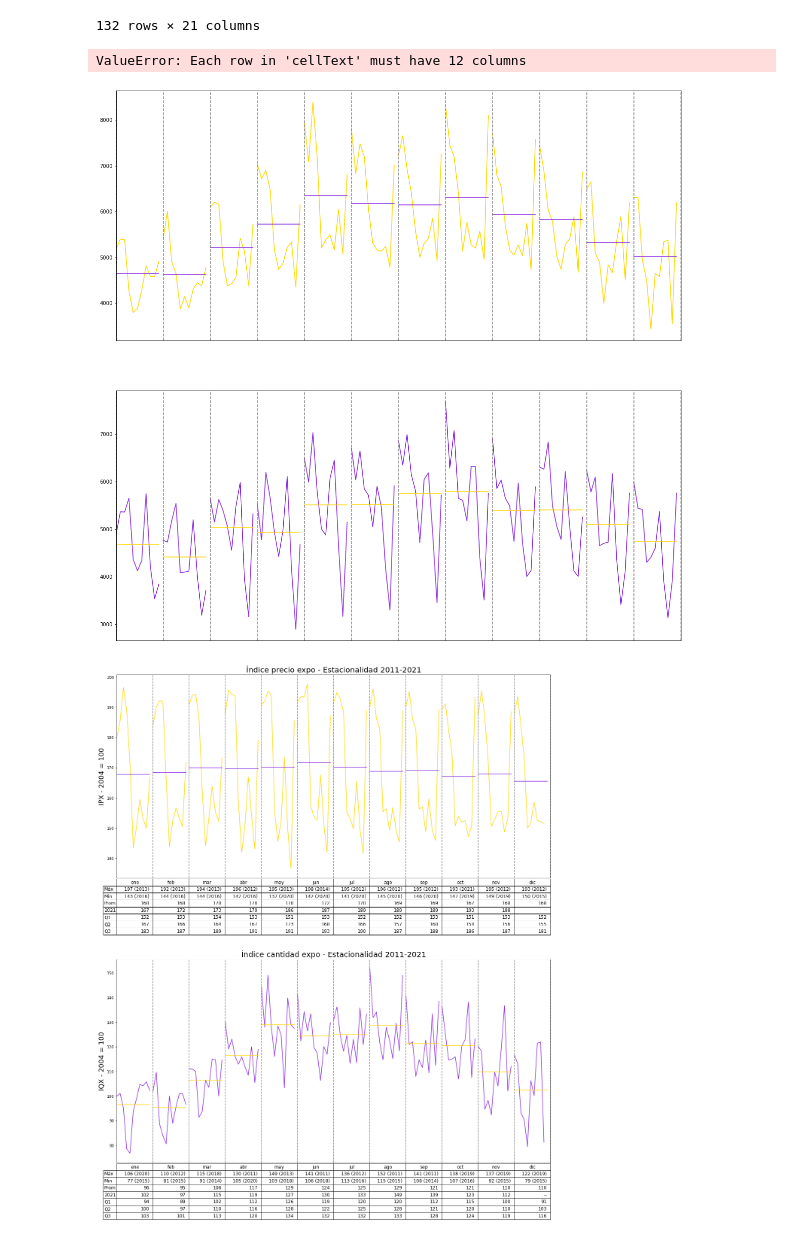
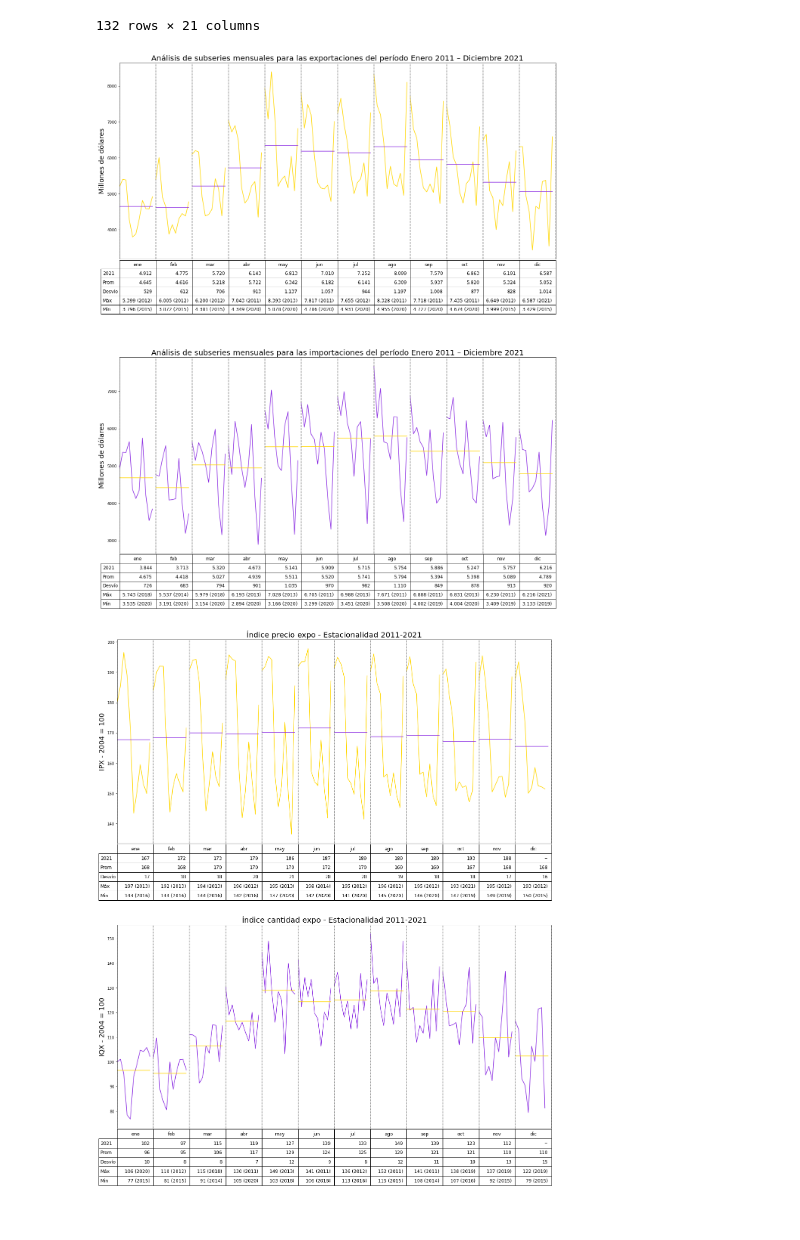
Before and after one commit to LucaGelmini/notebooks_indec, a Jupyter notebook: Estacionalidad/Estacionalidad-final.ipynb, the cells around one changed output. Drawn from its saved outputs; the diff is of its cells as text; code cells hidden in the pictures.

```diff
--- a/Estacionalidad/Estacionalidad-final.ipynb
+++ b/Estacionalidad/Estacionalidad-final.ipynb
@@ -471,10 +471,10 @@ def maxMinLista (val):
     q3s = qs[2]
 
     #Desviacion estandar
+    std = np.std(mes_sin_nan)
 
 
-
-    extremosEstac.append([maxi,mini,media,q1s,q2s,q3s])
+    extremosEstac.append([maxi,mini,media,q1s,q2s,q3s,std])
 
 
   #Aca traspongo la matriz para que coincida con el formato de matplotlib
@@ -493,19 +493,21 @@ for muestra in muestrasxMes:
 def datosTabla(datos, ultiAnio):
     anios = list(Counter(df_estacional.Año.to_list()).keys())
     tabla = maxMinLista(datos)
-    out = [[],[],[],[],[],[],[],[]]
+    #out = [[],[],[],[],[],[],[],[]]
+    #Pedido de MInes, que quede 1° 2021 / 2° Promedio / 3° Desvio / 4° Max /  5° Minimo
+    out = [[],[],[],[],[]]
     for max in tabla[0]:
         numeros = puntoyComa(round(max[0]))
-        out[0].append(f'{numeros} ({anios[max[1]]})')
+        out[3].append(f'{numeros} ({anios[max[1]]})') #max en el 4to lugar
     for min in tabla[1]:
         numeros = puntoyComa(round(min[0]))
-        out[1].append(f'{numeros} ({anios[min[1]]})')
+        out[4].append(f'{numeros} ({anios[min[1]]})')#min en el 5to lugar
     for prom in tabla[2]:
         if (math.isnan(prom)):
             prom = '--'
         else:
             numeros = puntoyComa(round(prom))
-        out[2].append(str(numeros))
+        out[1].append(str(numeros)) #prom en el 2do lugar
 
     #agregamos una fila con los valores del 2021
     for val in ultiAnio:
@@ -513,19 +515,21 @@ def datosTabla(datos, ultiAnio):
             redondo = '--'
         else:
             redondo = puntoyComa(round(val))
-        out[3].append(redondo)
+        out[0].append(redondo) #2021 en el 1er lugar
 
 
     #agregamos los cuartiles
 
-    for q1 in tabla[3]:
-        out[4].append(puntoyComa(round(q1)))
-    for q2 in tabla[4]:
-        out[5].append(puntoyComa(round(q2)))
-    for q3 in tabla[5]:
-        out[6].append(puntoyComa(round(q3)))
+    #for q1 in tabla[3]:
+    #    out[4].append(puntoyComa(round(q1)))
+    #for q2 in tabla[4]:
+    #    out[5].append(puntoyComa(round(q2)))
+    #for q3 in tabla[5]:
+    #    out[6].append(puntoyComa(round(q3)))
 
     #Agregamos desviacion estandar
+    for sd in tabla[6]:
+        out[2].append(puntoyComa(round(sd)))#desvio en el 3er lugar
 
     return out
 # %%
@@ -536,7 +540,8 @@ def hace_tabla (ax, datos, col_width):
         tabla = ax.table(
                 datosTabla(datos, ultimoanio(datos)),
                 colLabels=lista_meses,
-                rowLabels=['Máx','Min','Prom','2021', 'Q1', 'Q2', 'Q3'],
+                #rowLabels=['Máx','Min','Prom','2021', 'Q1', 'Q2', 'Q3','Std'],
+                rowLabels=['2021','Prom','Desvío', 'Máx', 'Min'],
                 colWidths=col_width,
                 bbox=[0, -0.28, 1, 0.275],
                 )
@@ -580,31 +585,30 @@ def hace_grafo(ax1, dat1, med1, ax2, dat2, med2):
 # %%
 #Valores IMPO y EXPO
 fig_valores, (ax_v_expo, ax_v_impo) = plt.subplots(2)
 fig_valores.set_size_inches(20,20)
 
 hace_grafo(ax_v_expo, df_estacional.v_expo, df_estacional.v_expo_media, ax_v_impo, df_estacional.v_impo, df_estacional.v_impo_media)
 
 #Algunos ajustes de tamaño de letra etc
 ax_v_expo.set_ylabel('Millones de dólares', fontsize = 18)
 ax_v_impo.set_ylabel('Millones de dólares', fontsize = 18)
-ax_v_expo.set_title(f'Exportaciones - Estacionalidad {desde}-{hasta}', fontsize = 20)
+ax_v_expo.set_title(f'Análisis de subseries mensuales para las exportaciones del período Enero {desde} – Diciembre {hasta}', fontsize = 20)
 
-ax_v_impo.set_title(f'Importaciones - Estacionalidad {desde}-{hasta}', fontsize = 20)
+ax_v_impo.set_title(f'Análisis de subseries mensuales para las importaciones del período Enero {desde} – Diciembre {hasta}', fontsize = 20)
 
 plt.subplots_adjust(left=0.1,
                     bottom=0.1,
                     right=0.9,
                     top=1,
                     wspace=0.4,
                     hspace=0.5)
 
 
 #Imprimo
 
 plt.show()
 # %% [output]
-ValueError: Each row in 'cellText' must have 12 columns
-[figure, old version]
+[figure, new version]
 # %%
 #Precios y cantidades EXPO
 #Valores IMPO y EXPO
@@ -634,7 +638,7 @@ plt.subplots_adjust(left=0.1,
 
 plt.show()
 # %% [output]
-[figure, old version]
+[figure, new version]
 # %%
 #Precios y cantidades IMPO
 
```
Also changed, not shown: parts of 7 cells of this notebook.
